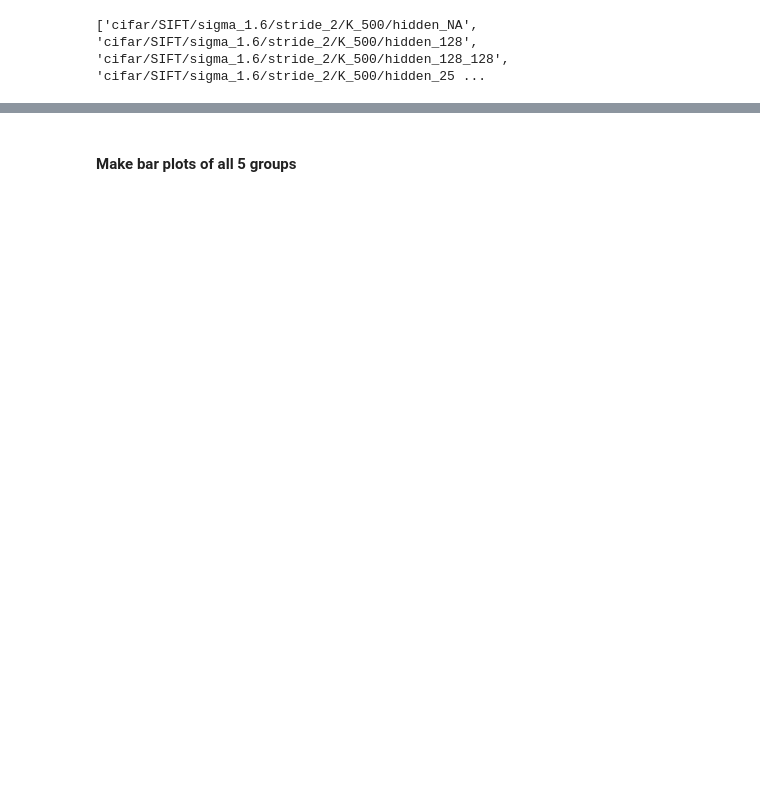
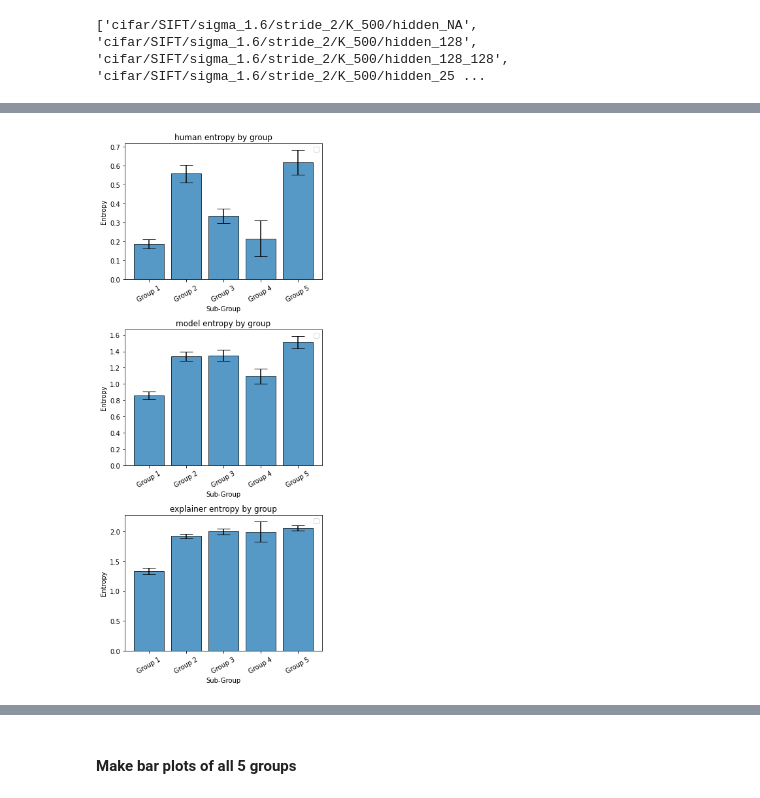
Before and after one commit to allisonchen23/explain-alignment, a Jupyter notebook: general_5_way_breakdown.ipynb, the cells around one changed output, grey strips where cells are left out. Saved outputs shown, nothing was run; the diff lists cells and outputs as text; code cells hidden in the pictures; blank space fills up the shorter version.

```diff
--- a/general_5_way_breakdown.ipynb
+++ b/general_5_way_breakdown.ipynb
@@ -247,0 +271,89 @@ Saved migration_df to saved_explainers/cifar/explainer_case_summary.csv
+# %%
+def graph_group_confusion(df,
+                          agent,
+                          confusion_metric,
+                          fig=None,
+                          ax=None):
+    confusion_lists = []
+    confusion_means = []
+    confusion_ses = []
+
+    # Get column header
+    column_id = '{}_{}'.format(agent, confusion_metric)
+    assert column_id in df.columns
+
+    n_groups = 5
+    for case_id in range(1, 6):
+        group_df = df[df['case{}'.format(case_id)] == True]
+        group_confusion = group_df[column_id].to_numpy()
+
+        confusion_lists.append(group_confusion)
+        confusion_means.append(np.mean(group_confusion))
+        confusion_ses.append(stats.sem(group_confusion))
+
+    # Calculate which group differences are statistically significant
+    print("{} statistically significant test".format(agent))
+    for i in range(n_groups - 1):
+        for j in range(i, n_groups):
+            confusion_i = confusion_lists[i]
+            confusion_j = confusion_lists[j]
+
+            ttest_result = stats.ttest_ind(
+                a=confusion_i,
+                b=confusion_j,
+                equal_var=False)
+            if ttest_result.pvalue < 0.05:
+                print("Group {} ({:.3f}) and {} ({:.3f})  are statistically significant. z: {:.3f} p: {:.3f}".format(
+                    i+1, confusion_means[i], j+1, confusion_means[j], ttest_result.statistic, ttest_result.pvalue))
+    fig, ax = bar_graph(
+        data=[confusion_means],
+        errors=[confusion_ses],
+        fig=fig,
+        ax=ax,
+        xlabel='Sub-Group',
+        labels=['Group {}'.format(i) for i in range(1, 6)],
+        xlabel_rotation=30,
+        ylabel='Entropy',
+        title='{} entropy by group'.format(agent),
+        show=False)
+
+    return fig, ax
+
+def graph_group_confusion_all_agents(csv_path,
+                                     confusion_metric,
+                                     save_path=None):
+    df = pd.read_csv(csv_path)
+    agents = ['human', 'model', 'explainer']
+
+    fig, axs = plt.subplots(3, 1, figsize=(5,12))
+    for idx, agent in enumerate(agents):
+        fig, ax = graph_group_confusion(
+            df=df,
+            agent=agent,
+            confusion_metric=confusion_metric,
+            fig=fig,
+            ax=axs[idx])
+        axs[idx] = ax
+
+    if save_path is not None:
+        plt.savefig(save_path)
+        print("Saved graph to {}".format(save_path))
+    plt.show()
+
+csv_path = 'saved/ADE20K/survey_results/processed_results_300_samples.csv'
+
+csv_path = 'saved_explainers/cifar/SIFT/sigma_1.6/stride_2/K_500/hidden_NA/uncertainties_alignment.csv'
+# csv_path = 'saved_explainers/cifar/pixel/RGB/hidden_NA/uncertainties_alignment.csv'
+# csv_path = 'saved_explainers/cifar/pixel/intensity/hidden_NA/uncertainties_alignment.csv'
+csv_path = 'saved_explainers/ade20k/concepts/labeled/n_1200/hidden_NA/uncertainties_alignment.csv'
+
+save_path = os.path.join(os.path.dirname(csv_path), 'graphs', 'group_entropies.png')
+ensure_dir(os.path.dirname(save_path))
+agent = 'human'
+confusion_metric = 'entropy'
+df = pd.read_csv(csv_path)
+graph_group_confusion_all_agents(
+    csv_path=csv_path,
+    confusion_metric=confusion_metric,
+    save_path=save_path)
+# %% [output]
@@ -247,0 +381 @@ Saved migration_df to saved_explainers/cifar/explainer_case_summary.csv
+[figure, added]
```
Also changed, not shown: parts of 28 cells of this notebook, 7 other files.
